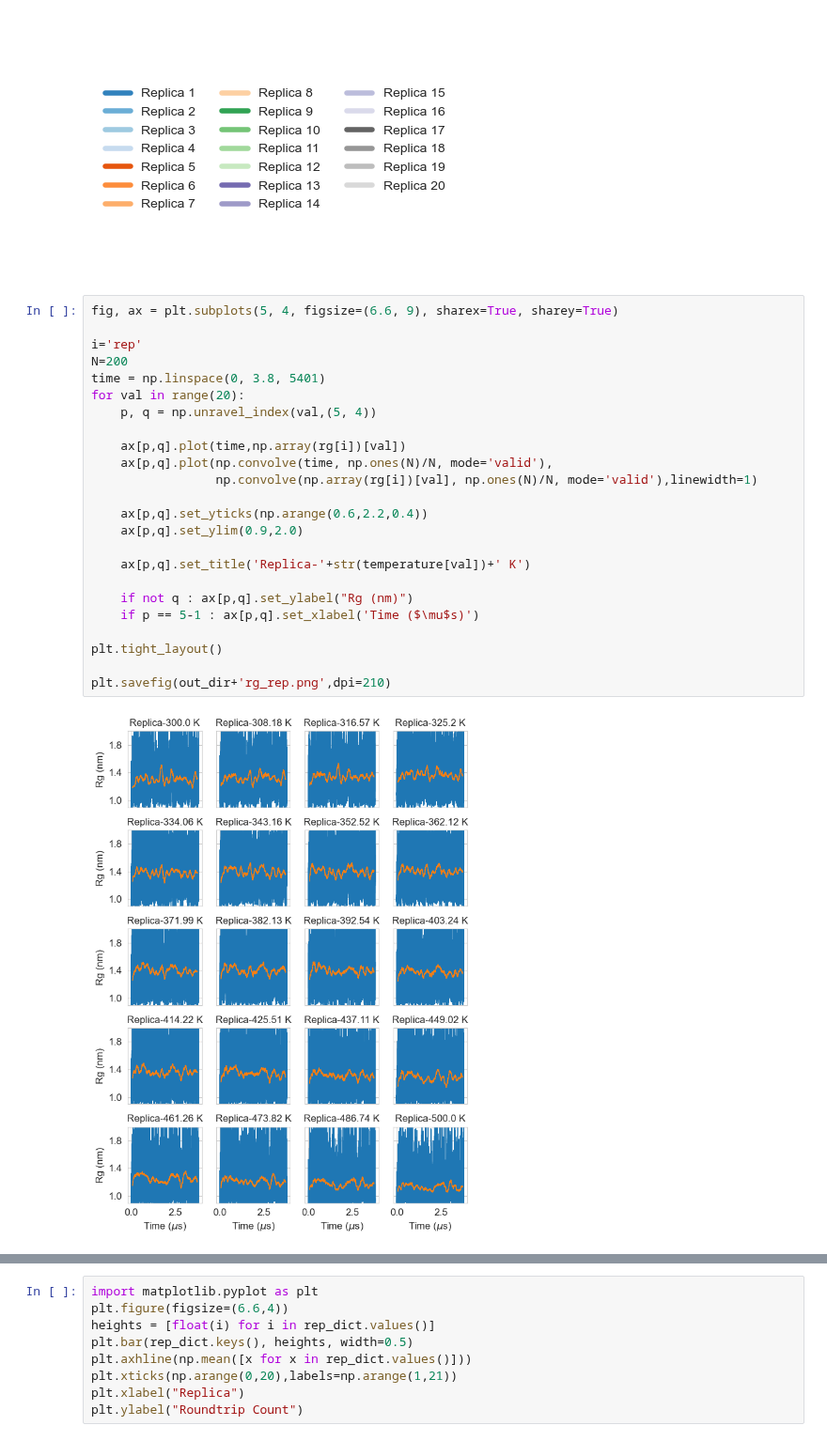
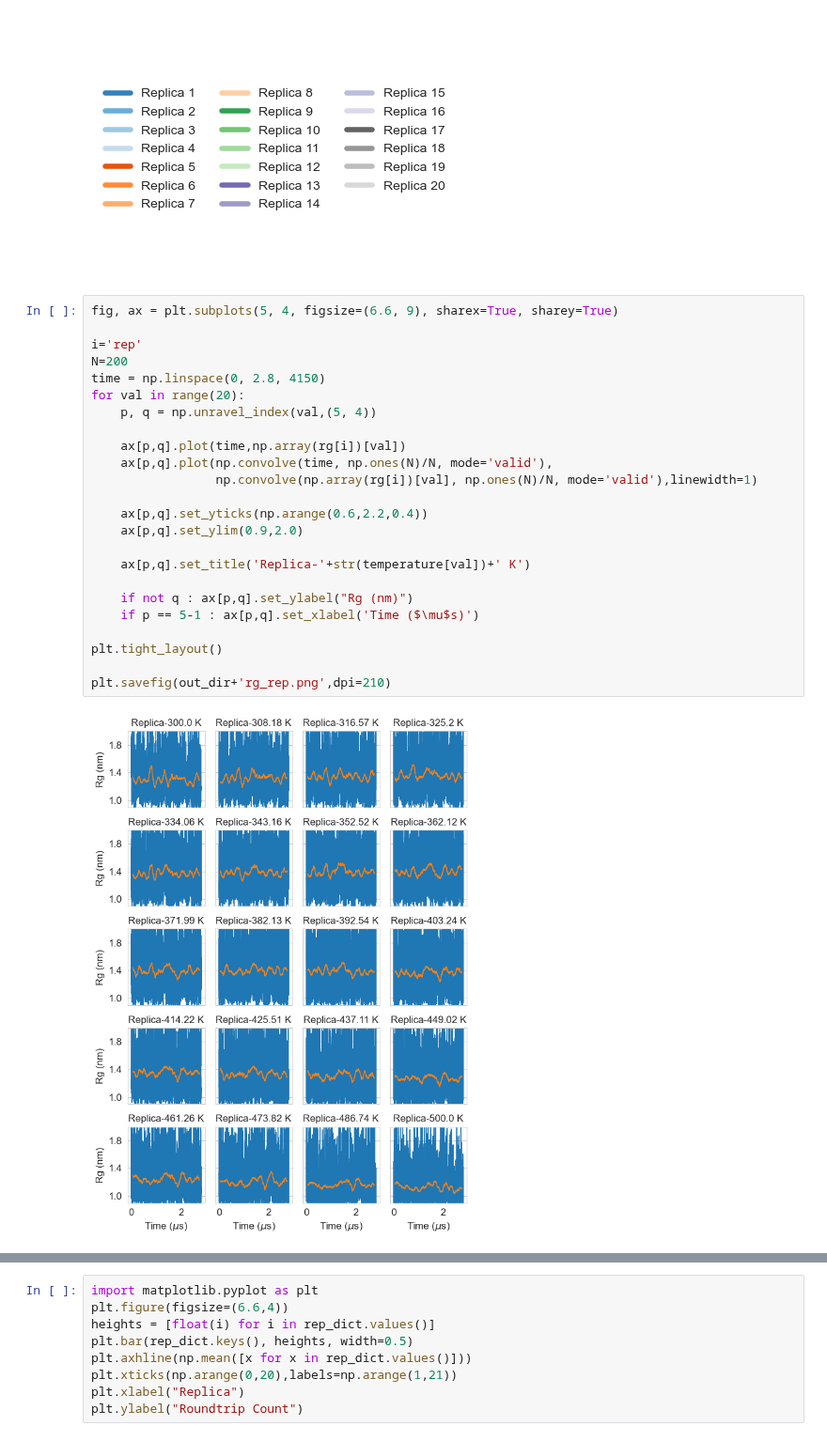
Before and after one commit to paulrobustelli/Garcia_hIAPP_monomer_binders_2025, a Jupyter notebook: hiapp_20rep_analyses/wt_hiapp_apo_20rep_analyses_plots.ipynb, the cells around one changed output, grey strips where cells are left out. Shown at 94% size. Drawn from its saved outputs; the diff is of its cells as text.

```diff
--- a/hiapp_20rep_analyses/wt_hiapp_apo_20rep_analyses_plots.ipynb
+++ b/hiapp_20rep_analyses/wt_hiapp_apo_20rep_analyses_plots.ipynb
@@ -336,29 +336,29 @@ plt.savefig(out_dir+'ss_fraction_demux_legend.pdf',dpi=300, bbox_inches="tight")
 # %%
 fig, ax = plt.subplots(5, 4, figsize=(6.6, 9), sharex=True, sharey=True)
 
 i='rep'
 N=200
-time = np.linspace(0, 3.8, 5401)
+time = np.linspace(0, 2.8, 4150)
 for val in range(20):
     p, q = np.unravel_index(val,(5, 4))
 
     ax[p,q].plot(time,np.array(rg[i])[val])
     ax[p,q].plot(np.convolve(time, np.ones(N)/N, mode='valid'),
                  np.convolve(np.array(rg[i])[val], np.ones(N)/N, mode='valid'),linewidth=1)
 
     ax[p,q].set_yticks(np.arange(0.6,2.2,0.4))
     ax[p,q].set_ylim(0.9,2.0)
 
     ax[p,q].set_title('Replica-'+str(temperature[val])+' K')
 
     if not q : ax[p,q].set_ylabel("Rg (nm)")
     if p == 5-1 : ax[p,q].set_xlabel('Time ($\mu$s)')
 
 plt.tight_layout()
 
 plt.savefig(out_dir+'rg_rep.png',dpi=210)
 # %% [output]
-[figure, old version]
+[figure, new version]
 # %%
 fig, ax = plt.subplots(5, 4, figsize=(6.6, 9), sharey=True, sharex=True)
 
```
Also changed, not shown: parts of 21 cells of this notebook, 1 other file.
